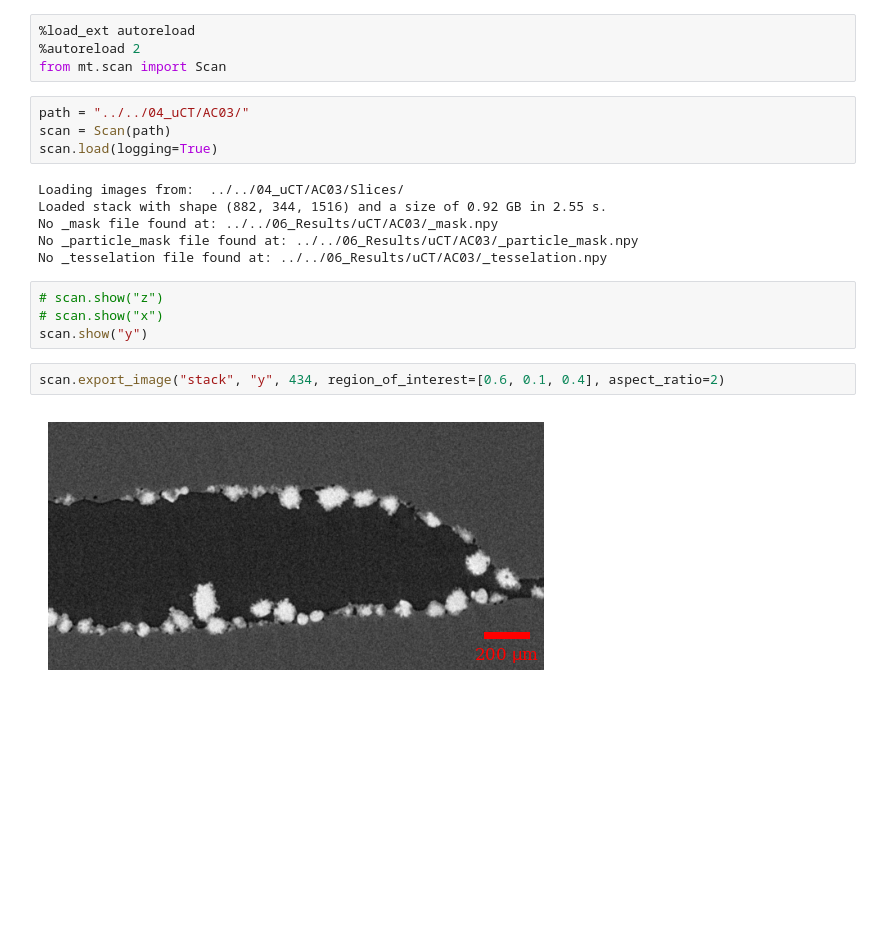
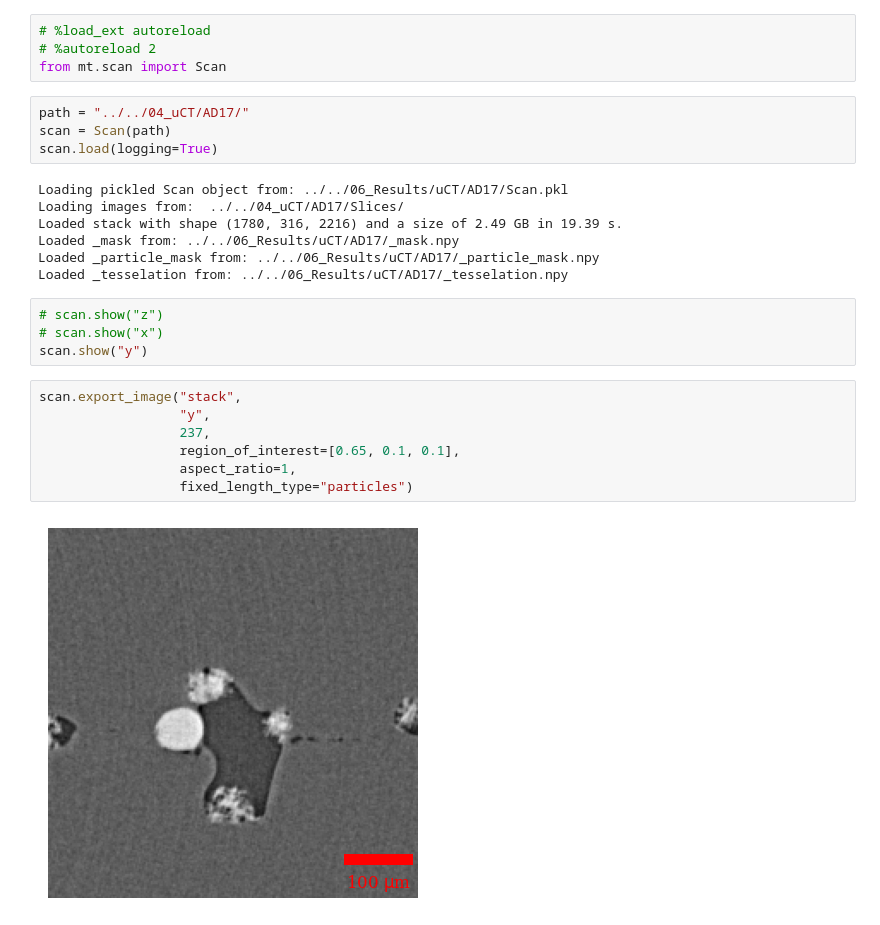
Before and after one commit to Eudoxosfly/Masterthesis, a Jupyter notebook: uCT_analysis/view.ipynb, the cells around one changed output. Saved outputs shown, nothing was run; the diff lists cells and outputs as text; blank space fills up the shorter version.

Commit message:
export_images with scalebar

```diff
--- a/uCT_analysis/view.ipynb
+++ b/uCT_analysis/view.ipynb
@@ -1,22 +1,28 @@
 # %%
-%load_ext autoreload
-%autoreload 2
+# %load_ext autoreload
+# %autoreload 2
 from mt.scan import Scan
 # %%
-path = "../../04_uCT/AC03/"
+path = "../../04_uCT/AD17/"
 scan = Scan(path)
 scan.load(logging=True)
 # %% [output]
-Loading images from:  ../../04_uCT/AC03/Slices/
-Loaded stack with shape (882, 344, 1516) and a size of 0.92 GB in 2.55 s.
-No _mask file found at: ../../06_Results/uCT/AC03/_mask.npy
-No _particle_mask file found at: ../../06_Results/uCT/AC03/_particle_mask.npy
-No _tesselation file found at: ../../06_Results/uCT/AC03/_tesselation.npy
+Loading pickled Scan object from: ../../06_Results/uCT/AD17/Scan.pkl
+Loading images from:  ../../04_uCT/AD17/Slices/
+Loaded stack with shape (1780, 316, 2216) and a size of 2.49 GB in 19.39 s.
+Loaded _mask from: ../../06_Results/uCT/AD17/_mask.npy
+Loaded _particle_mask from: ../../06_Results/uCT/AD17/_particle_mask.npy
+Loaded _tesselation from: ../../06_Results/uCT/AD17/_tesselation.npy
 # %%
 # scan.show("z")
 # scan.show("x")
 scan.show("y")
 # %%
-scan.export_image("stack", "y", 434, region_of_interest=[0.6, 0.1, 0.4], aspect_ratio=2)
+scan.export_image("stack",
+                  "y",
+                  237,
+                  region_of_interest=[0.65, 0.1, 0.1],
+                  aspect_ratio=1,
+                  fixed_length_type="particles")
 # %% [output]
-[figure, old version]
+[figure, new version]
```
Also changed, not shown: 8 other files.
